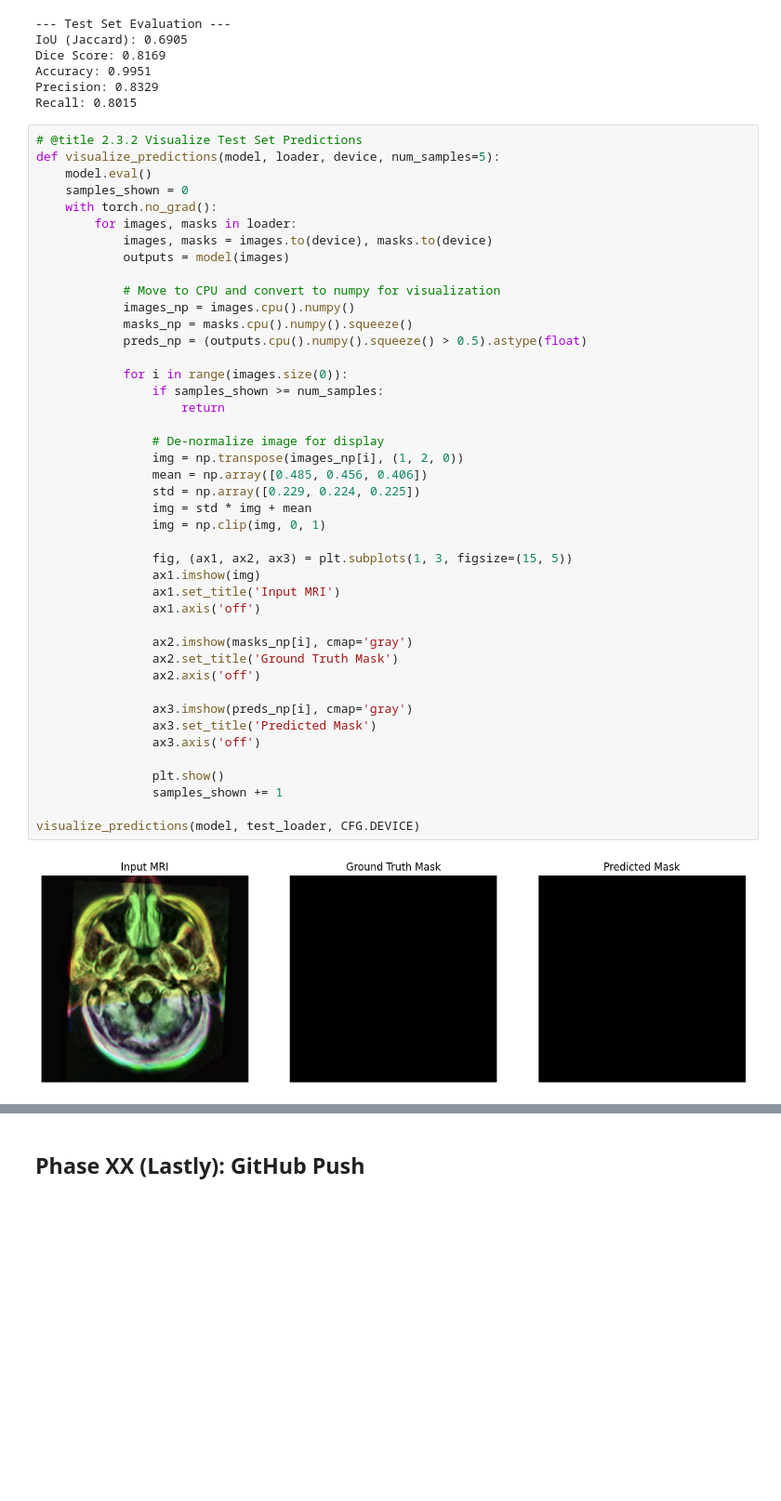
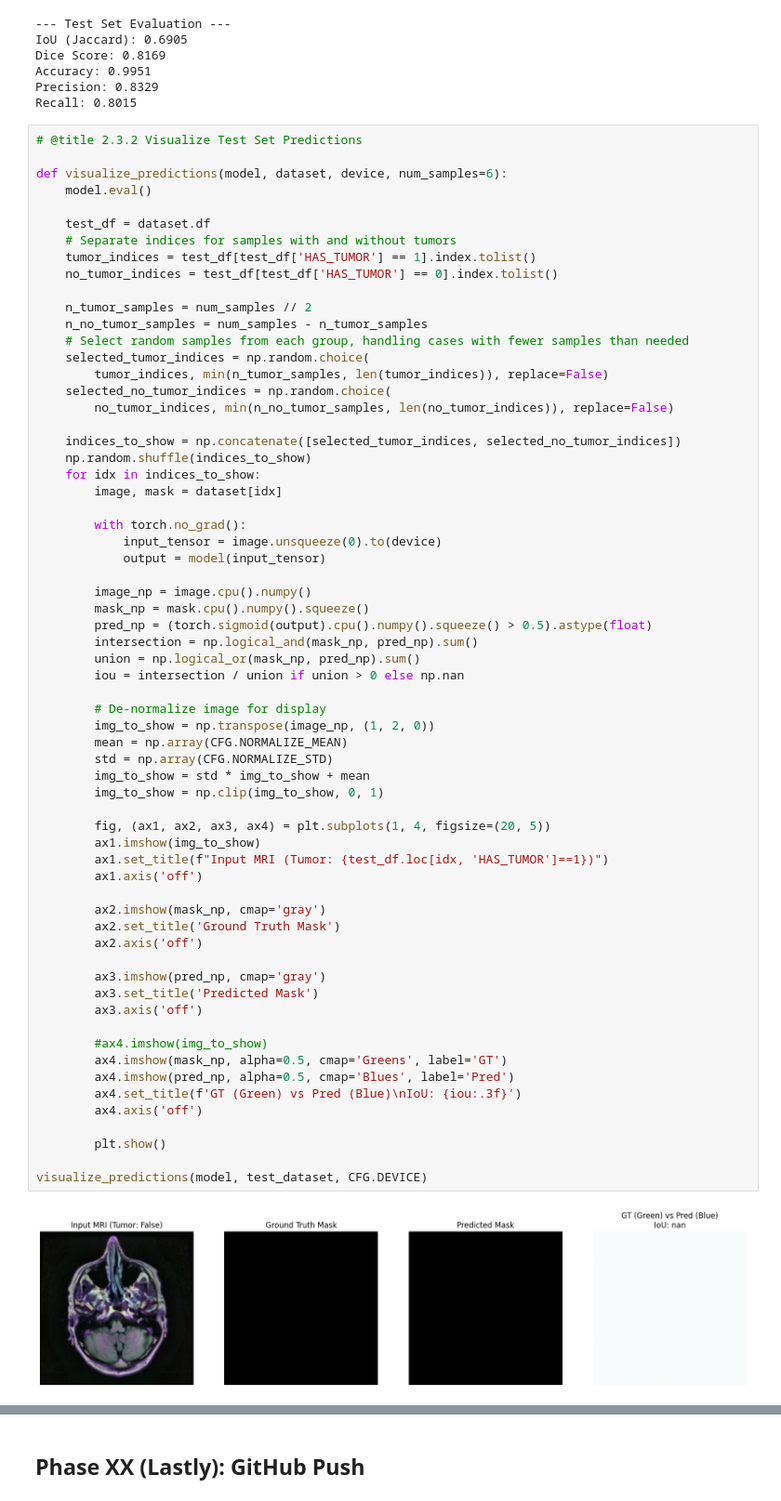
Before and after one commit to Tada-TOT/Brain-Tumor-Segmentation-from-MRI-Scans-using-DL, a Jupyter notebook: SIC_Project_G9.ipynb, the cells around one changed output, grey strips where cells are left out. Shown at 93% size. Cells and saved outputs as stored; diff of their text form; blank space fills up the shorter version.

Commit message:
fix/predection_visualizations

```diff
--- a/SIC_Project_G9.ipynb
+++ b/SIC_Project_G9.ipynb
@@ -1102,46 +1102,67 @@ Precision: 0.8329
 Recall: 0.8015
 # %%
 # @title 2.3.2 Visualize Test Set Predictions
-def visualize_predictions(model, loader, device, num_samples=5):
+
+def visualize_predictions(model, dataset, device, num_samples=6):
     model.eval()
-    samples_shown = 0
-    with torch.no_grad():
-        for images, masks in loader:
-            images, masks = images.to(device), masks.to(device)
-            outputs = model(images)
 
-            # Move to CPU and convert to numpy for visualization
-            images_np = images.cpu().numpy()
-            masks_np = masks.cpu().numpy().squeeze()
-            preds_np = (outputs.cpu().numpy().squeeze() > 0.5).astype(float)
+    test_df = dataset.df
+    # Separate indices for samples with and without tumors
+    tumor_indices = test_df[test_df['HAS_TUMOR'] == 1].index.tolist()
+    no_tumor_indices = test_df[test_df['HAS_TUMOR'] == 0].index.tolist()
 
-            for i in range(images.size(0)):
-                if samples_shown >= num_samples:
-                    return
+    n_tumor_samples = num_samples // 2
+    n_no_tumor_samples = num_samples - n_tumor_samples
+    # Select random samples from each group, handling cases with fewer samples than needed
+    selected_tumor_indices = np.random.choice(
+        tumor_indices, min(n_tumor_samples, len(tumor_indices)), replace=False)
+    selected_no_tumor_indices = np.random.choice(
+        no_tumor_indices, min(n_no_tumor_samples, len(no_tumor_indices)), replace=False)
 
-                # De-normalize image for display
-                img = np.transpose(images_np[i], (1, 2, 0))
-                mean = np.array([0.485, 0.456, 0.406])
-                std = np.array([0.229, 0.224, 0.225])
-                img = std * img + mean
-                img = np.clip(img, 0, 1)
+    indices_to_show = np.concatenate([selected_tumor_indices, selected_no_tumor_indices])
+    np.random.shuffle(indices_to_show)
+    for idx in indices_to_show:
+        image, mask = dataset[idx]
 
-                fig, (ax1, ax2, ax3) = plt.subplots(1, 3, figsize=(15, 5))
-                ax1.imshow(img)
-                ax1.set_title('Input MRI')
-                ax1.axis('off')
+        with torch.no_grad():
+            input_tensor = image.unsqueeze(0).to(device)
+            output = model(input_tensor)
 
-                ax2.imshow(masks_np[i], cmap='gray')
-                ax2.set_title('Ground Truth Mask')
-                ax2.axis('off')
+        image_np = image.cpu().numpy()
+        mask_np = mask.cpu().numpy().squeeze()
+        pred_np = (torch.sigmoid(output).cpu().numpy().squeeze() > 0.5).astype(float)
+        intersection = np.logical_and(mask_np, pred_np).sum()
+        union = np.logical_or(mask_np, pred_np).sum()
+        iou = intersection / union if union > 0 else np.nan
 
-                ax3.imshow(preds_np[i], cmap='gray')
-                ax3.set_title('Predicted Mask')
-                ax3.axis('off')
+        # De-normalize image for display
+        img_to_show = np.transpose(image_np, (1, 2, 0))
+        mean = np.array(CFG.NORMALIZE_MEAN)
+        std = np.array(CFG.NORMALIZE_STD)
+        img_to_show = std * img_to_show + mean
+        img_to_show = np.clip(img_to_show, 0, 1)
 
-                plt.show()
-                samples_shown += 1
+        fig, (ax1, ax2, ax3, ax4) = plt.subplots(1, 4, figsize=(20, 5))
+        ax1.imshow(img_to_show)
+        ax1.set_title(f"Input MRI (Tumor: {test_df.loc[idx, 'HAS_TUMOR']==1})")
+        ax1.axis('off')
 
-visualize_predictions(model, test_loader, CFG.DEVICE)
+        ax2.imshow(mask_np, cmap='gray')
+        ax2.set_title('Ground Truth Mask')
+        ax2.axis('off')
+
+        ax3.imshow(pred_np, cmap='gray')
+        ax3.set_title('Predicted Mask')
+        ax3.axis('off')
+
+        #ax4.imshow(img_to_show)
+        ax4.imshow(mask_np, alpha=0.5, cmap='Greens', label='GT')
+        ax4.imshow(pred_np, alpha=0.5, cmap='Blues', label='Pred')
+        ax4.set_title(f'GT (Green) vs Pred (Blue)\nIoU: {iou:.3f}')
+        ax4.axis('off')
+
+        plt.show()
+
+visualize_predictions(model, test_dataset, CFG.DEVICE)
 # %% [output]
-[figure, old version]
+[figure, new version]
```
Also changed, not shown: parts of 1 cell of this notebook.
